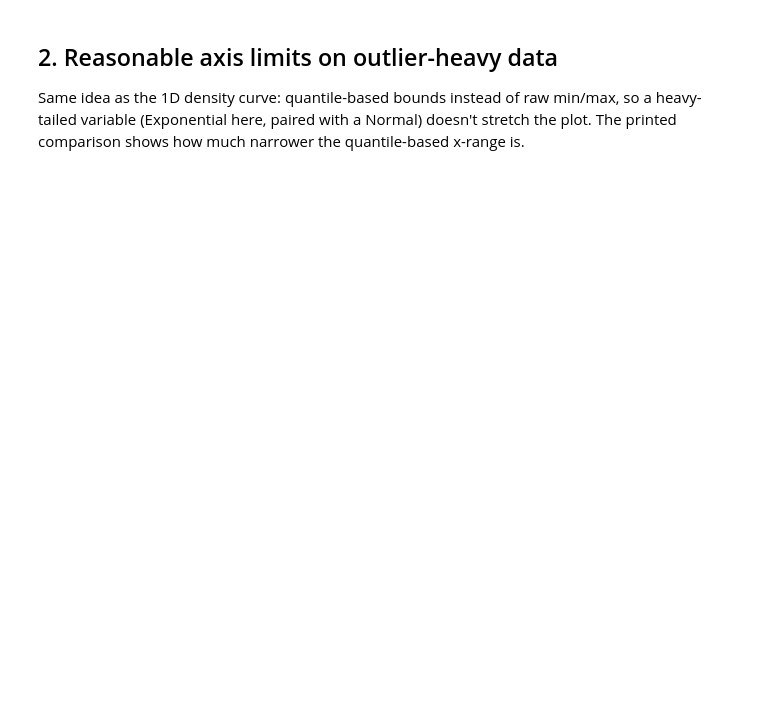
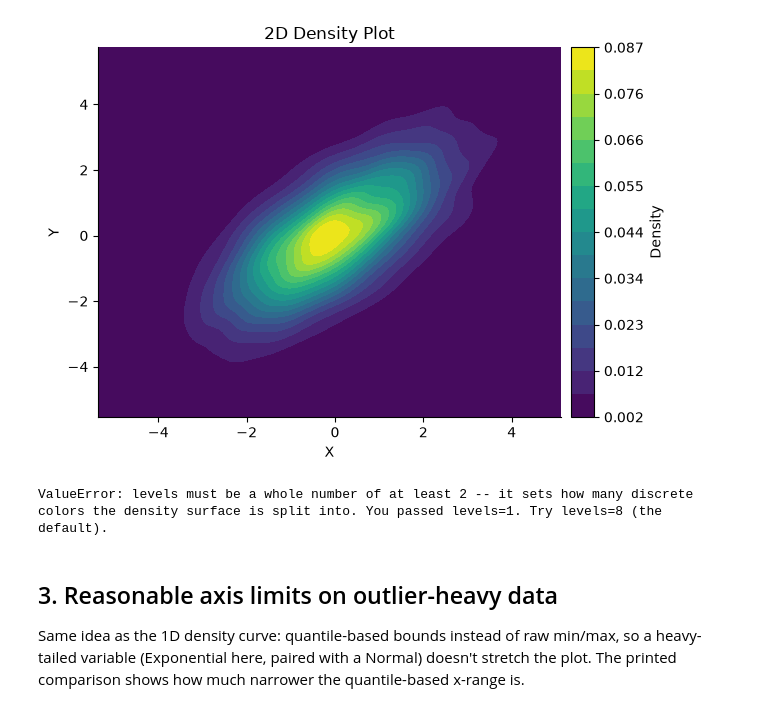
Before and after one commit to calpoly-symbulate/symbulate, a Jupyter notebook: team/new_graphics/new_graphics_demos/density2d_demo.ipynb, the cells around one changed output. Drawn from its saved outputs; the diff is of its cells as text; code cells hidden in the pictures; blank space fills up the shorter version.

Commit message:
added levels param with 8 as default for 2d density plot and rounded values to 3 deci(dynamically)

```diff
--- a/team/new_graphics/new_graphics_demos/density2d_demo.ipynb
+++ b/team/new_graphics/new_graphics_demos/density2d_demo.ipynb
@@ -81,5 +93,21 @@ plt.show()
+# %%
+plt.figure()
+ax = plt.gca()
+make_density2D(x, y, ax, levels=16)  # same data as Section 1, twice the bands
+plt.show()
+# %% [output]
+[figure, added]
+# %%
+plt.figure()
+try:
+    make_density2D(x, y, plt.gca(), levels=1)
+except ValueError as e:
+    print(f"ValueError: {e}")
+plt.close("all")  # nothing was drawn; discard the empty figure
+# %% [output]
+ValueError: levels must be a whole number of at least 2 -- it sets how many discrete colors the density surface is split into. You passed levels=1. Try levels=8 (the default).
 # %% [markdown]
-## 2. Reasonable axis limits on outlier-heavy data
+## 3. Reasonable axis limits on outlier-heavy data
 
 Same idea as the 1D density curve: quantile-based bounds instead of raw min/max, so
 a heavy-tailed variable (Exponential here, paired with a Normal) doesn't stretch the
```
Also changed, not shown: parts of 12 cells of this notebook, 1 other file.
